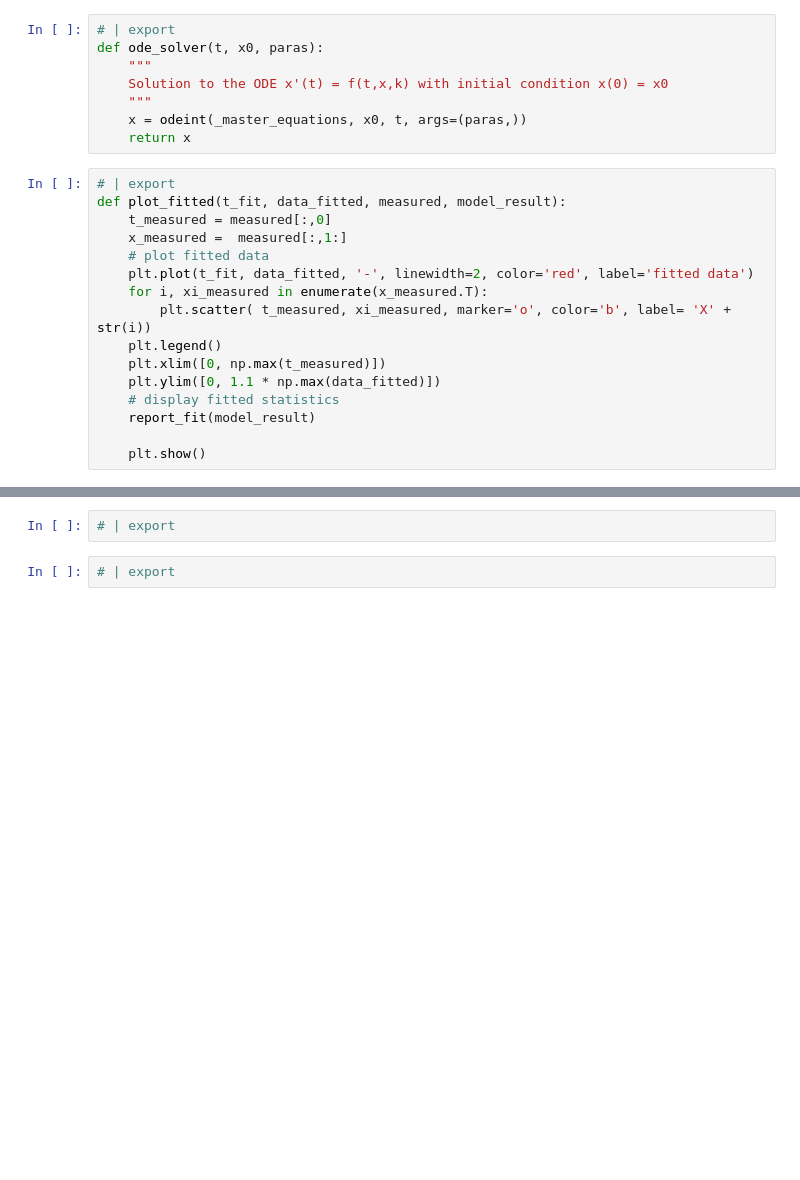
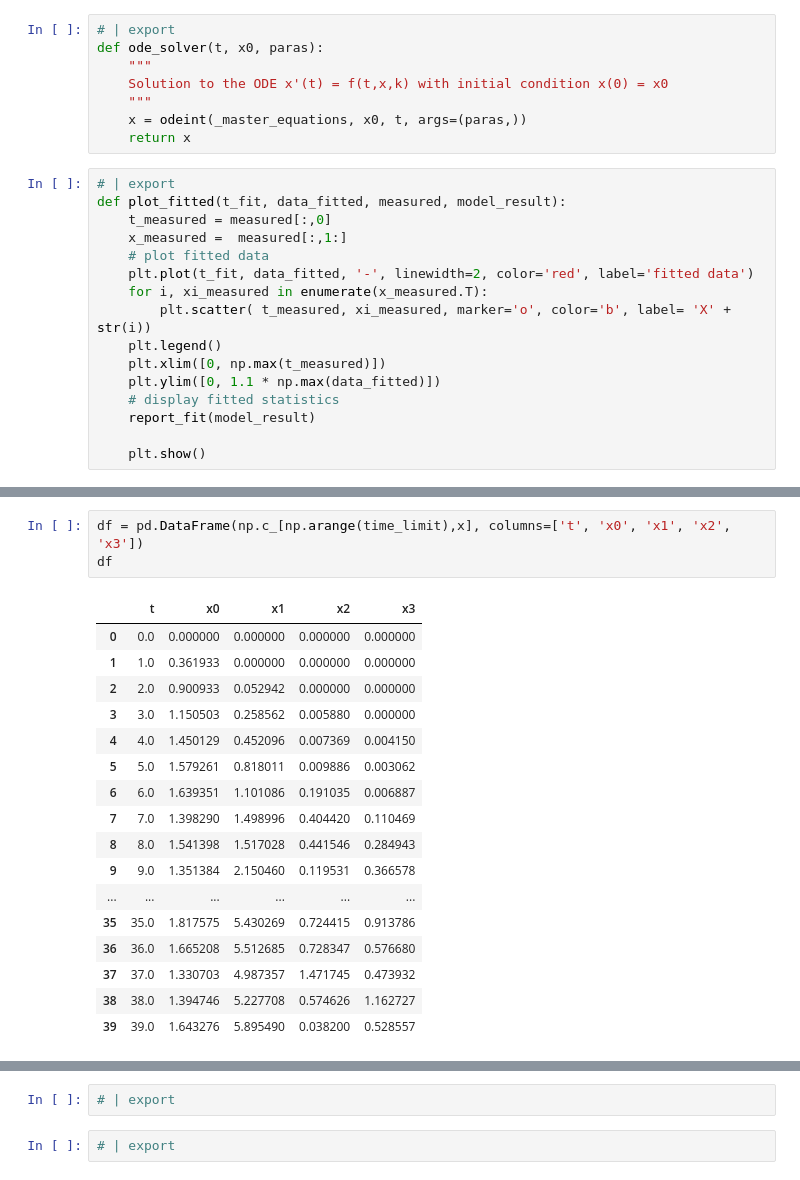
Before and after one commit to eugimarine/digestion_rates, a Jupyter notebook: 04_ODEmodel.ipynb, the cells around one changed output, grey strips where cells are left out. Cells and saved outputs as stored; diff of their text form; blank space fills up the shorter version.

```diff
--- a/04_ODEmodel.ipynb
+++ b/04_ODEmodel.ipynb
@@ -179,0 +327,21 @@ sns.scatterplot(data=df_x, x='time', y='count', hue='species')
+# %%
+df = pd.DataFrame(np.c_[np.arange(time_limit),x], columns=['t', 'x0', 'x1', 'x2', 'x3'])
+df
+# %% [output]
+|  | t | x0 | x1 | x2 | x3 |
+| 0 | 0.0 | 0.000000 | 0.000000 | 0.000000 | 0.000000 |
+| 1 | 1.0 | 0.361933 | 0.000000 | 0.000000 | 0.000000 |
+| 2 | 2.0 | 0.900933 | 0.052942 | 0.000000 | 0.000000 |
+| 3 | 3.0 | 1.150503 | 0.258562 | 0.005880 | 0.000000 |
+| 4 | 4.0 | 1.450129 | 0.452096 | 0.007369 | 0.004150 |
+| 5 | 5.0 | 1.579261 | 0.818011 | 0.009886 | 0.003062 |
+| 6 | 6.0 | 1.639351 | 1.101086 | 0.191035 | 0.006887 |
+| 7 | 7.0 | 1.398290 | 1.498996 | 0.404420 | 0.110469 |
+| 8 | 8.0 | 1.541398 | 1.517028 | 0.441546 | 0.284943 |
+| 9 | 9.0 | 1.351384 | 2.150460 | 0.119531 | 0.366578 |
+| ... | ... | ... | ... | ... | ... |
+| 35 | 35.0 | 1.817575 | 5.430269 | 0.724415 | 0.913786 |
+| 36 | 36.0 | 1.665208 | 5.512685 | 0.728347 | 0.576680 |
+| 37 | 37.0 | 1.330703 | 4.987357 | 1.471745 | 0.473932 |
+| 38 | 38.0 | 1.394746 | 5.227708 | 0.574626 | 1.162727 |
+| 39 | 39.0 | 1.643276 | 5.895490 | 0.038200 | 0.528557 |
```
Also changed, not shown: parts of 34 cells of this notebook, 2 other files.
